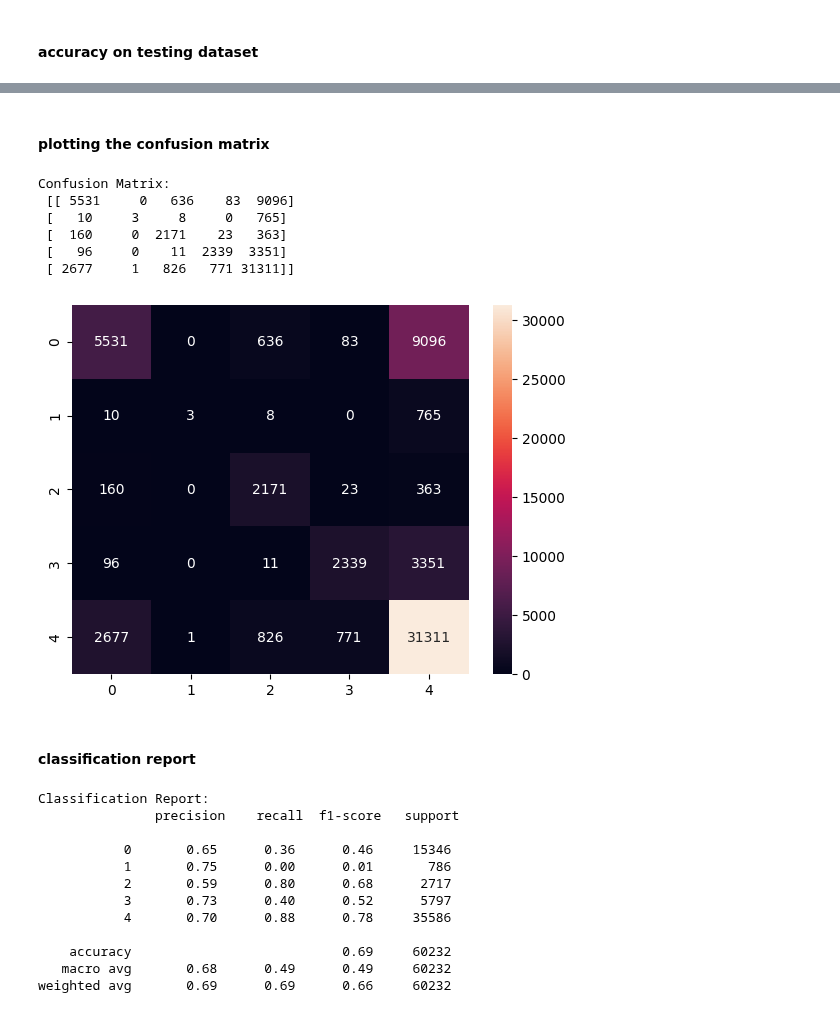
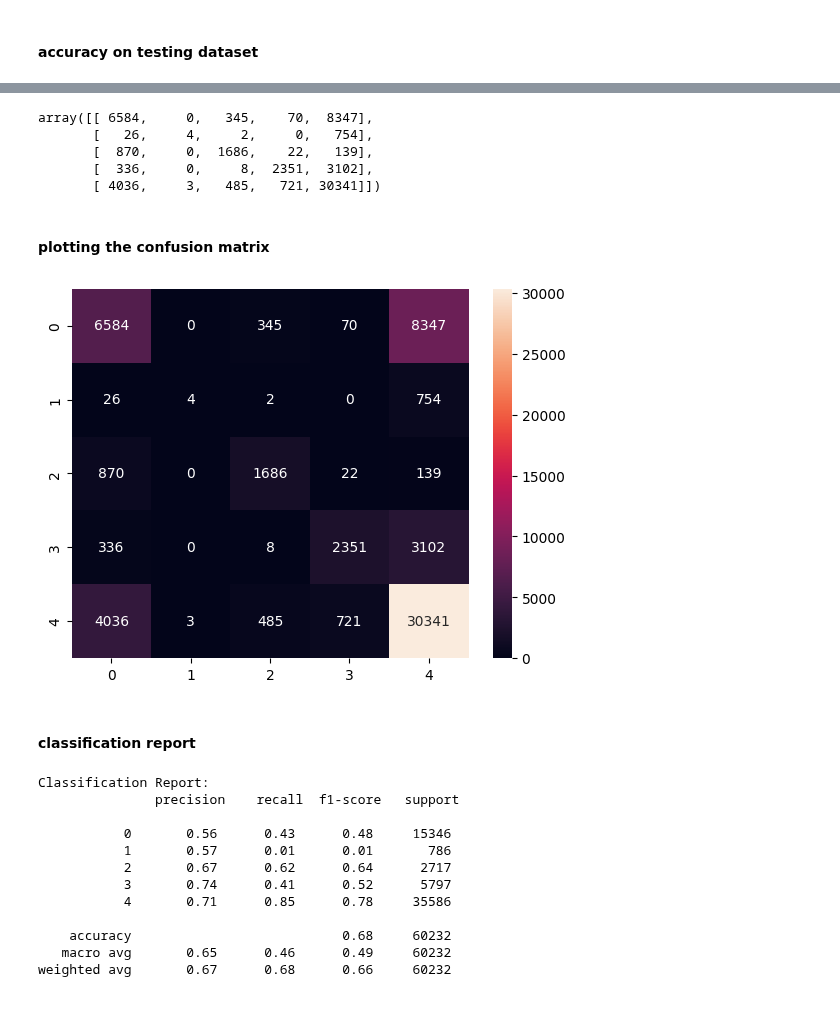
Before and after one commit to ris3abh/Sentencing-prediction-on-docket-data, a Jupyter notebook: models/XGBoost_classifier.ipynb, the cells around one changed output, grey strips where cells are left out. Saved outputs shown, nothing was run; the diff lists cells and outputs as text; code cells hidden in the pictures.

```diff
--- a/models/XGBoost_classifier.ipynb
+++ b/models/XGBoost_classifier.ipynb
@@ -69,38 +70,37 @@ Accuracy:  0.6865951653606056
+# %%
+matrix
+# %% [output]
+array([[ 6584,     0,   345,    70,  8347],
+       [   26,     4,     2,     0,   754],
+       [  870,     0,  1686,    22,   139],
+       [  336,     0,     8,  2351,  3102],
+       [ 4036,     3,   485,   721, 30341]])
 # %% [markdown]
 #### plotting the confusion matrix
-# %%
-print("Confusion Matrix: \n", confusion_matrix(y_test, y_pred))
-# %% [output]
-Confusion Matrix:
- [[ 5531     0   636    83  9096]
- [   10     3     8     0   765]
- [  160     0  2171    23   363]
- [   96     0    11  2339  3351]
- [ 2677     1   826   771 31311]]
 # %%
 import seaborn as sns
 import matplotlib.pyplot as plt
 %matplotlib inline
 
-cm = confusion_matrix(y_test, y_pred)
+cm = confusion_matrix(y_test.argmax(axis=1), y_pred.argmax(axis=1))
 sns.heatmap(cm, annot = True, fmt = 'd')
 plt.show()
 # %% [output]
-[figure, old version]
+[figure, new version]
 # %% [markdown]
 #### classification report
 # %%
-print("Classification Report: \n", classification_report(y_test, y_pred))
+print("Classification Report: \n", classification_report(y_test.argmax(axis=1), y_pred.argmax(axis=1)))
 # %% [output]
 Classification Report:
                precision    recall  f1-score   support
 
-           0       0.65      0.36      0.46     15346
-           1       0.75      0.00      0.01       786
-           2       0.59      0.80      0.68      2717
-           3       0.73      0.40      0.52      5797
-           4       0.70      0.88      0.78     35586
+           0       0.56      0.43      0.48     15346
+           1       0.57      0.01      0.01       786
+           2       0.67      0.62      0.64      2717
+           3       0.74      0.41      0.52      5797
+           4       0.71      0.85      0.78     35586
 
-    accuracy                           0.69     60232
-   macro avg       0.68      0.49      0.49     60232
-weighted avg       0.69      0.69      0.66     60232
+    accuracy                           0.68     60232
+   macro avg       0.65      0.46      0.49     60232
+weighted avg       0.67      0.68      0.66     60232
```
Also changed, not shown: parts of 5 cells of this notebook, 1 other file.
